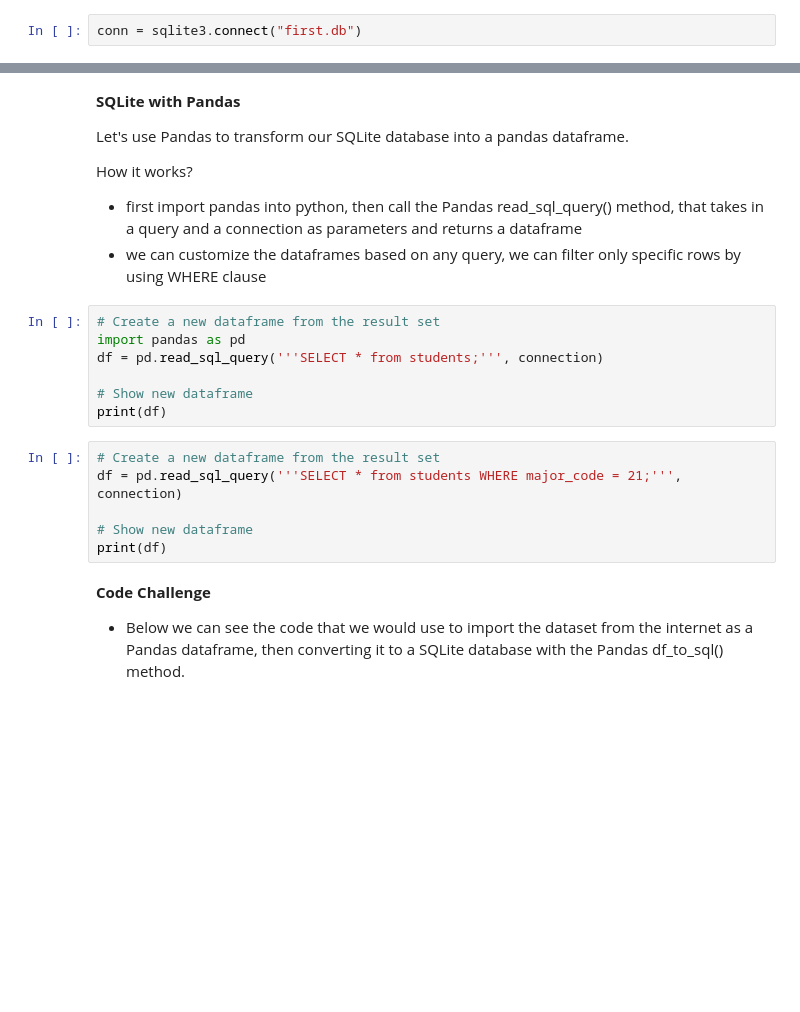
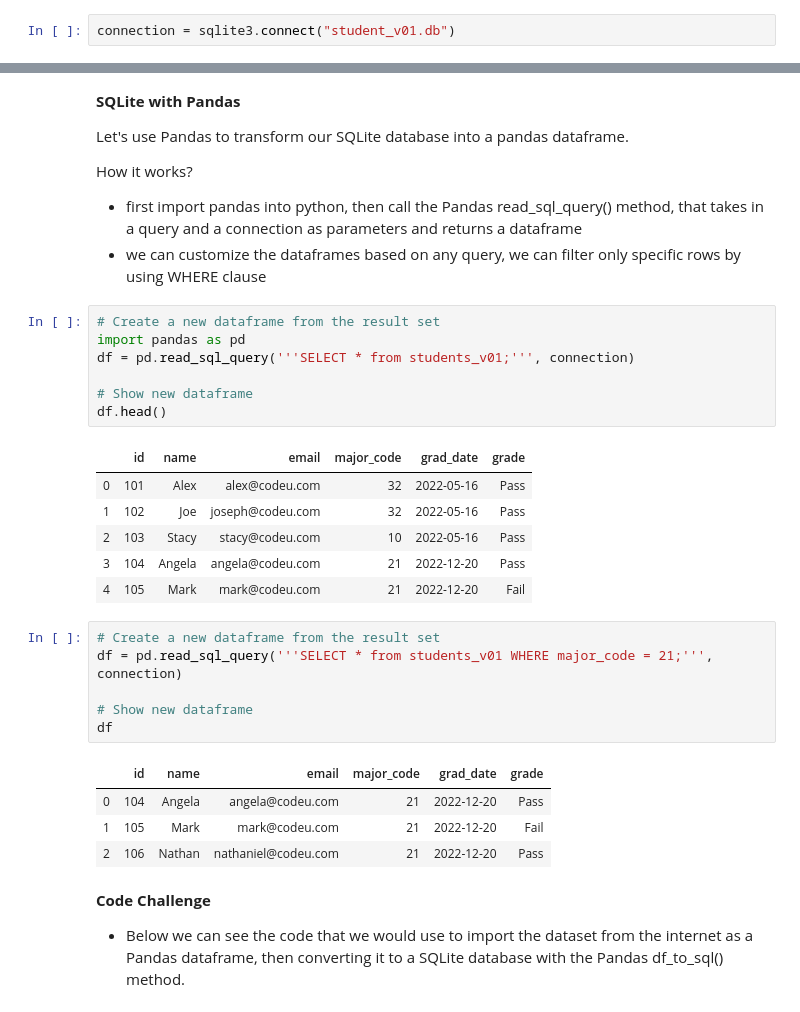
Before and after one commit to 82-petru/Python_with_SQLite_Databases, a Jupyter notebook: Python_with_SQLite_Databases.ipynb, the cells around one changed output, grey strips where cells are left out. Drawn from its saved outputs; the diff is of its cells as text; blank space fills up the shorter version.

```diff
--- a/Python_with_SQLite_Databases.ipynb
+++ b/Python_with_SQLite_Databases.ipynb
@@ -16,7 +16,7 @@ We can imagine our connection object as a cable that connects our python envirom
 With that line we have established a connection to the SQLite database first.db.
 ![connect_database.PNG](attachment:connect_database.PNG)
 # %%
-conn = sqlite3.connect("first.db")
+connection = sqlite3.connect("student_v01.db")
 # %% [markdown]
 **1.2 Call statements to our SQLite**
 
@@ -116,16 +146,28 @@ How it works?
 # %%
 # Create a new dataframe from the result set
 import pandas as pd
-df = pd.read_sql_query('''SELECT * from students;''', connection)
+df = pd.read_sql_query('''SELECT * from students_v01;''', connection)
 
 # Show new dataframe
-print(df)
+df.head()
+# %% [output]
+|  | id | name | email | major_code | grad_date | grade |
+| 0 | 101 | Alex | alex@codeu.com | 32 | 2022-05-16 | Pass |
+| 1 | 102 | Joe | joseph@codeu.com | 32 | 2022-05-16 | Pass |
+| 2 | 103 | Stacy | stacy@codeu.com | 10 | 2022-05-16 | Pass |
+| 3 | 104 | Angela | angela@codeu.com | 21 | 2022-12-20 | Pass |
+| 4 | 105 | Mark | mark@codeu.com | 21 | 2022-12-20 | Fail |
 # %%
 # Create a new dataframe from the result set
-df = pd.read_sql_query('''SELECT * from students WHERE major_code = 21;''', connection)
+df = pd.read_sql_query('''SELECT * from students_v01 WHERE major_code = 21;''', connection)
 
 # Show new dataframe
-print(df)
+df
+# %% [output]
+|  | id | name | email | major_code | grad_date | grade |
+| 0 | 104 | Angela | angela@codeu.com | 21 | 2022-12-20 | Pass |
+| 1 | 105 | Mark | mark@codeu.com | 21 | 2022-12-20 | Fail |
+| 2 | 106 | Nathan | nathaniel@codeu.com | 21 | 2022-12-20 | Pass |
 # %% [markdown]
 **Code Challenge**
 - Below we can see the code that we would use to import the dataset from the internet as a Pandas dataframe, then converting it to a SQLite database with the Pandas df_to_sql() method.
```
Also changed, not shown: parts of 15 cells of this notebook.
